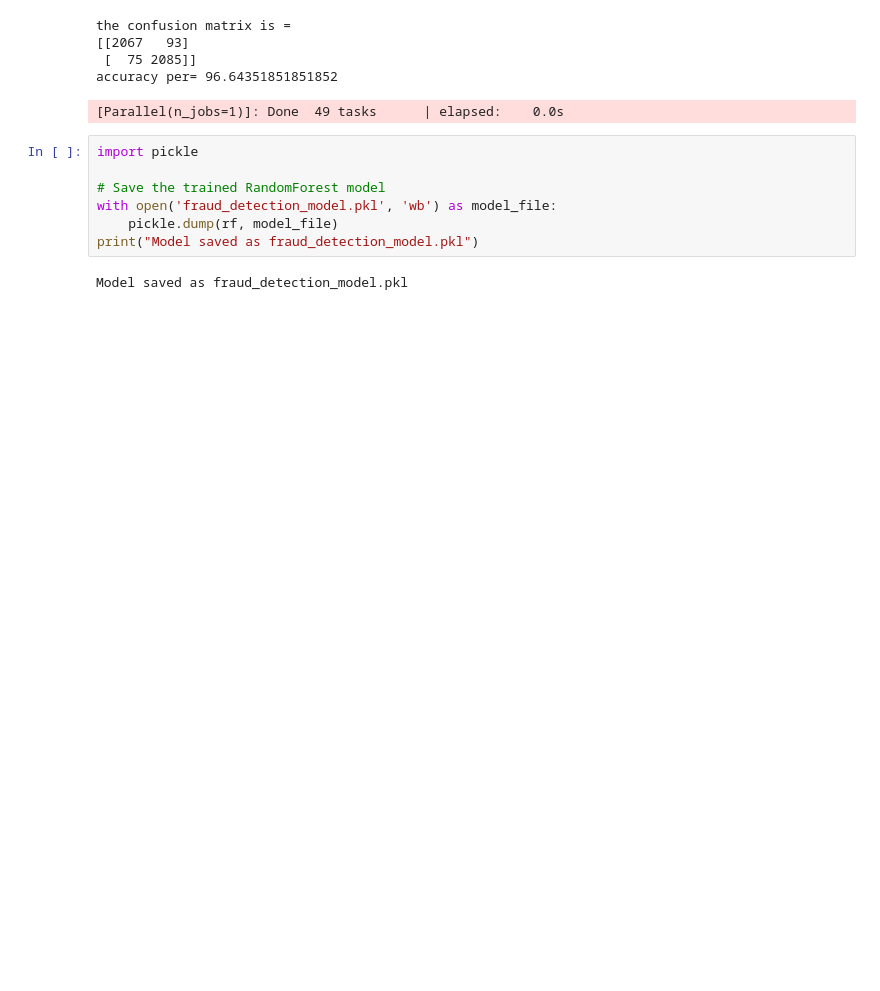
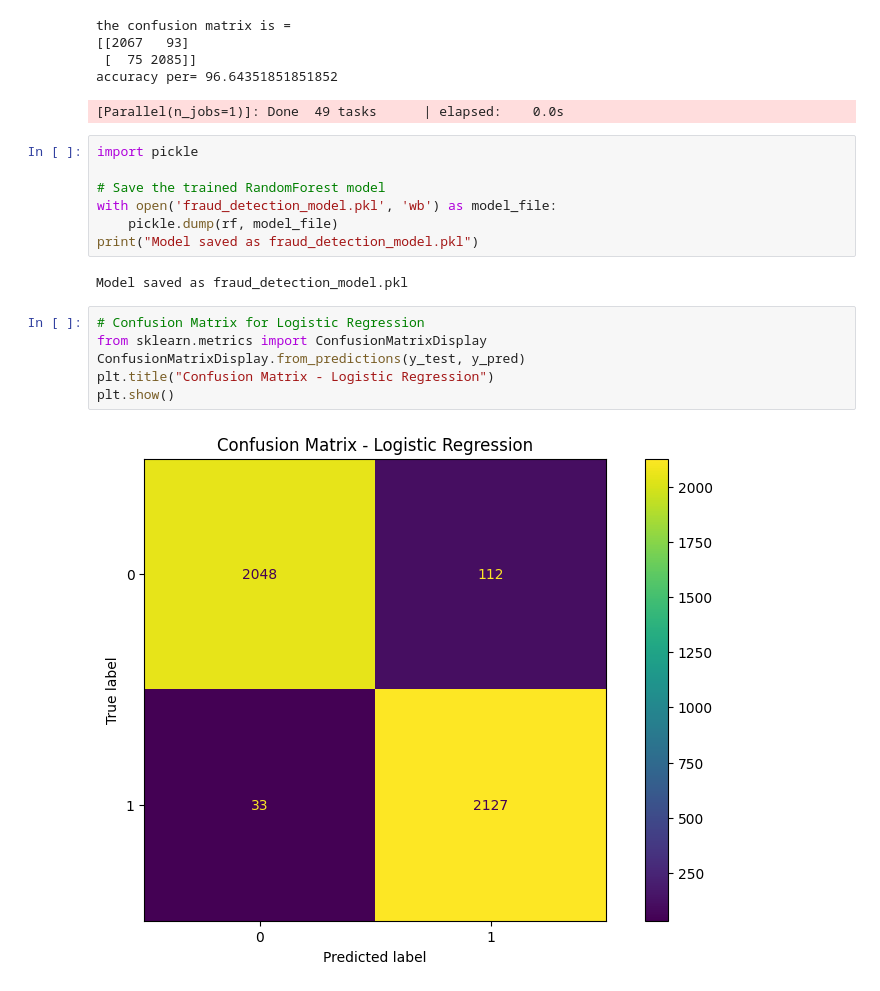
Before and after one commit to P-FardeenMalik/Fraud-Detection-on-Bank-Payments, a Jupyter notebook: Project.ipynb, the cells around one changed output. Drawn from its saved outputs; the diff is of its cells as text; blank space fills up the shorter version.

Commit message:
Added confusion matrix

```diff
--- a/Project.ipynb
+++ b/Project.ipynb
@@ -371,3 +377,11 @@ with open('fraud_detection_model.pkl', 'wb') as model_file:
 print("Model saved as fraud_detection_model.pkl")
 # %% [output]
 Model saved as fraud_detection_model.pkl
+# %%
+# Confusion Matrix for Logistic Regression
+from sklearn.metrics import ConfusionMatrixDisplay
+ConfusionMatrixDisplay.from_predictions(y_test, y_pred)
+plt.title("Confusion Matrix - Logistic Regression")
+plt.show()
+# %% [output]
+[figure, added]
```
Also changed, not shown: parts of 7 cells of this notebook, 1 other file.
